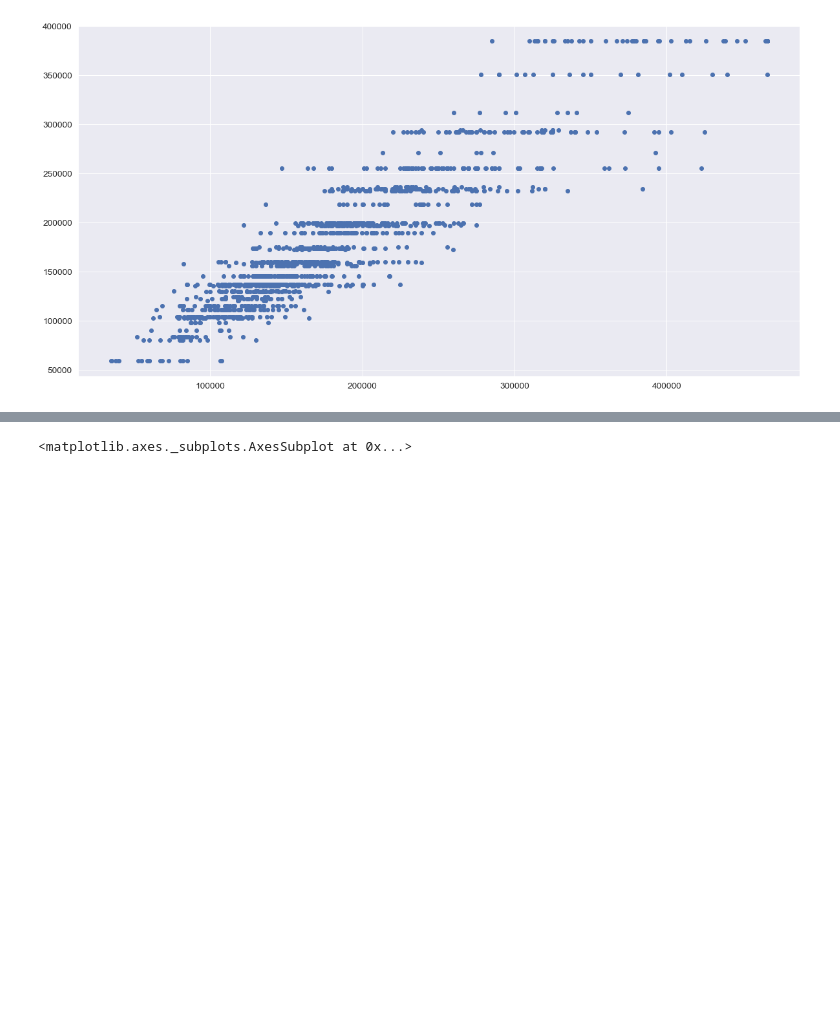
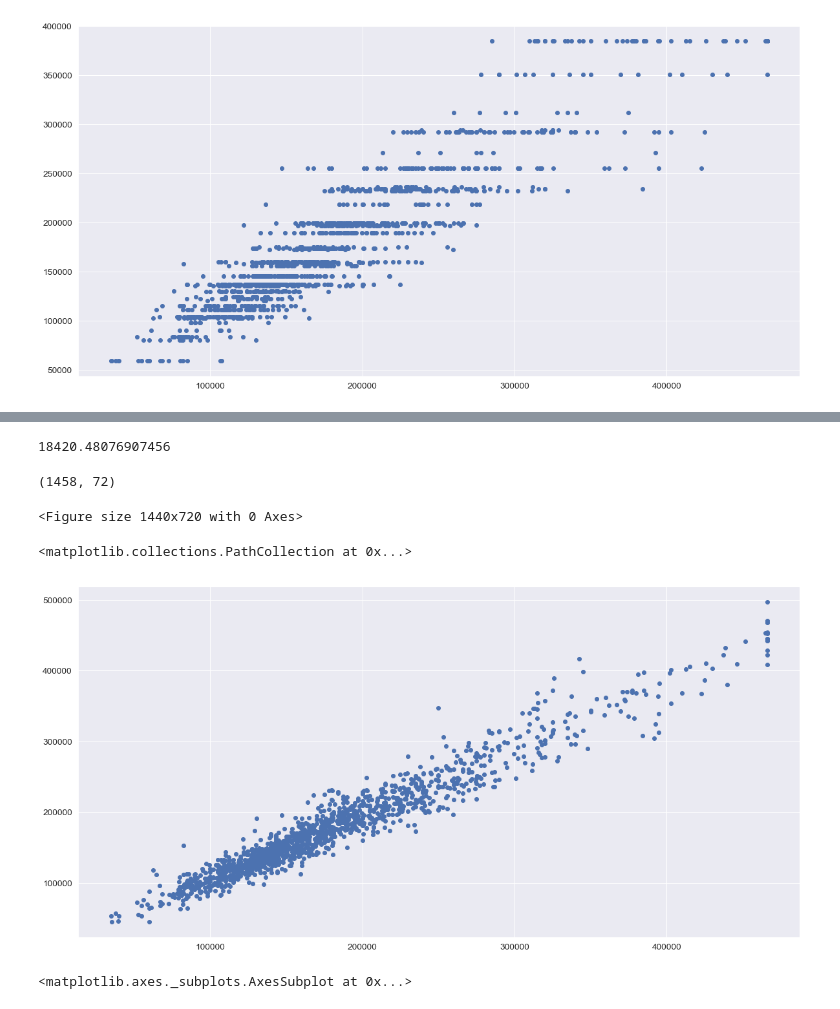
Before and after one commit to mofeiyu/homework_and_project, a Jupyter notebook: data_mining/kaggle_competition/123.ipynb, the cells around one changed output, grey strips where cells are left out. Saved outputs shown, nothing was run; the diff lists cells and outputs as text; code cells hidden in the pictures; blank space fills up the shorter version.

```diff
--- a/data_mining/kaggle_competition/123.ipynb
+++ b/data_mining/kaggle_competition/123.ipynb
@@ -1095,3 +1113,16 @@ plt.scatter(x=np.expm1(train_y), y=np.expm1(pred_y))
+# %%
+from sklearn.metrics import mean_squared_error
+pred_y = gradient_boost_regerssor.predict(train_X)
+np.sqrt(mean_squared_error(np.expm1(train_y),  np.expm1(pred_y)))
+train_X.shape
+plt.figure(figsize=(20,10))
+plt.scatter(x=np.expm1(train_y), y=np.expm1(pred_y))
+# %% [output]
+18420.48076907456
+(1458, 72)
+<Figure size 1440x720 with 0 Axes>
+<matplotlib.collections.PathCollection at 0x...>
+[figure, added]
 # %%
 from sklearn.linear_model import Ridge
 from sklearn.model_selection import cross_val_score
```
Also changed, not shown: parts of 16 cells of this notebook, 7 other files.
